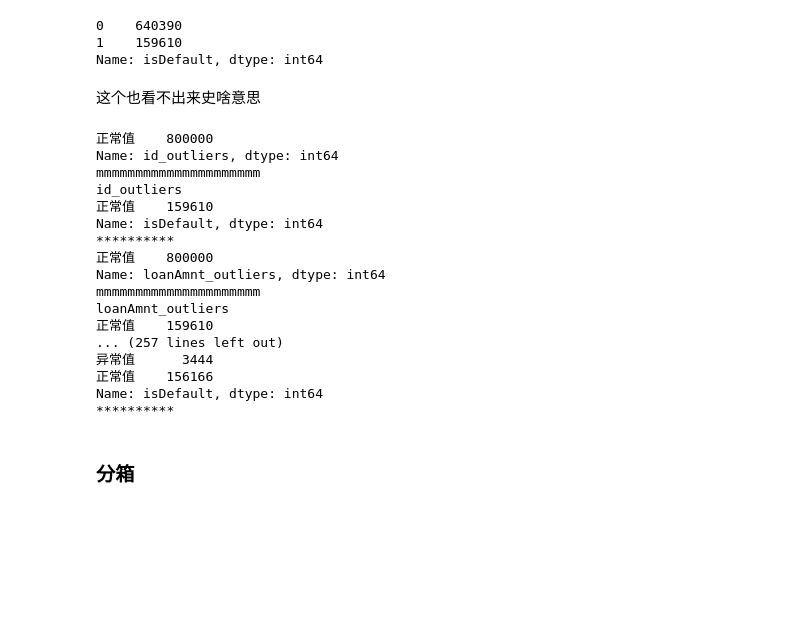
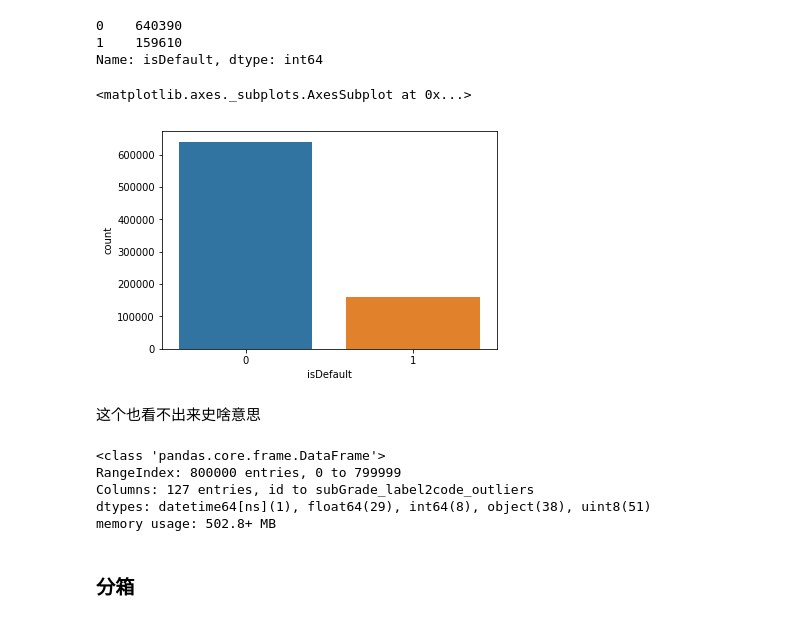
Before and after one commit to FourHan/finance_competition, a Jupyter notebook: task03特征工程.ipynb, the cells around one changed output. Drawn from its saved outputs; the diff is of its cells as text; code cells hidden in the pictures; blank space fills up the shorter version.

```diff
--- a/task03特征工程.ipynb
+++ b/task03特征工程.ipynb
@@ -57,0 +139,4 @@ dtype: int64
+# %%
+num_cat_col.remove('policyCode')
+
+num_nocat_col.remove('id')
@@ -237,0 +250,3 @@ cate_feature = num_obj_col.remove('isDefault')
+# %%
+num_cat_col.extend(['earliesCreditLine_year','employmentLength_label2code'])
+num_cat_col
@@ -238,3 +266,6 @@ cate_feature = num_obj_col.remove('isDefault')
+# %%
+num_cat_col.remove('isDefault')
+cate_feature = num_cat_col
 # %%
-data_train = pd.get_dummies(data_train,columns=cate_feature,drop_first=True)
-# data_test = pd.get_dummies(data_test,columns=cate_feature,drop_first=True)
+data_train = pd.get_dummies(data_train,columns=cate_feature)
+data_test = pd.get_dummies(data_test,columns=cate_feature)
@@ -333,34 +313,29 @@ data_train['isDefault'].value_counts()
 0    640390
 1    159610
 Name: isDefault, dtype: int64
+# %%
+sns.countplot(data=data_train,x='isDefault')
+# %% [output]
+<matplotlib.axes._subplots.AxesSubplot at 0x...>
+[figure, added]
 # %% [markdown]
 这个也看不出来史啥意思
 # %%
-data_train = data_train_cated.copy()
-for fea in numerical_fea:
+# data_train = data_train_cated.copy()
+for fea in num_nocat_col:
+    data_test = find_outliers_by_3segama(data_test,fea)
     data_train = find_outliers_by_3segama(data_train,fea)
-    print(data_train[fea+'_outliers'].value_counts())
-    print('mmmmmmmmmmmmmmmmmmmmm')
-    print(data_train.groupby(fea+'_outliers')['isDefault'].sum())
-    print('*'*10)
+#     print(data_train[fea+'_outliers'].value_counts())
+#     print(data_train.groupby(fea+'_outliers')['isDefault'].sum())
+#     print('*'*10)
-# %% [output]
-正常值    800000
-Name: id_outliers, dtype: int64
-mmmmmmmmmmmmmmmmmmmmm
-id_outliers
-正常值    159610
-Name: isDefault, dtype: int64
-**********
-正常值    800000
-Name: loanAmnt_outliers, dtype: int64
-mmmmmmmmmmmmmmmmmmmmm
-loanAmnt_outliers
-正常值    159610
-... (257 lines left out)
-异常值      3444
-正常值    156166
-Name: isDefault, dtype: int64
-**********
+# %%
+data_train.info()
+# %% [output]
+<class 'pandas.core.frame.DataFrame'>
+RangeIndex: 800000 entries, 0 to 799999
+Columns: 127 entries, id to subGrade_label2code_outliers
+dtypes: datetime64[ns](1), float64(29), int64(8), object(38), uint8(51)
+memory usage: 502.8+ MB
 # %% [markdown]
 ### 分箱
 # %% [markdown]
```
Also changed, not shown: parts of 85 cells of this notebook, 1 other file.
